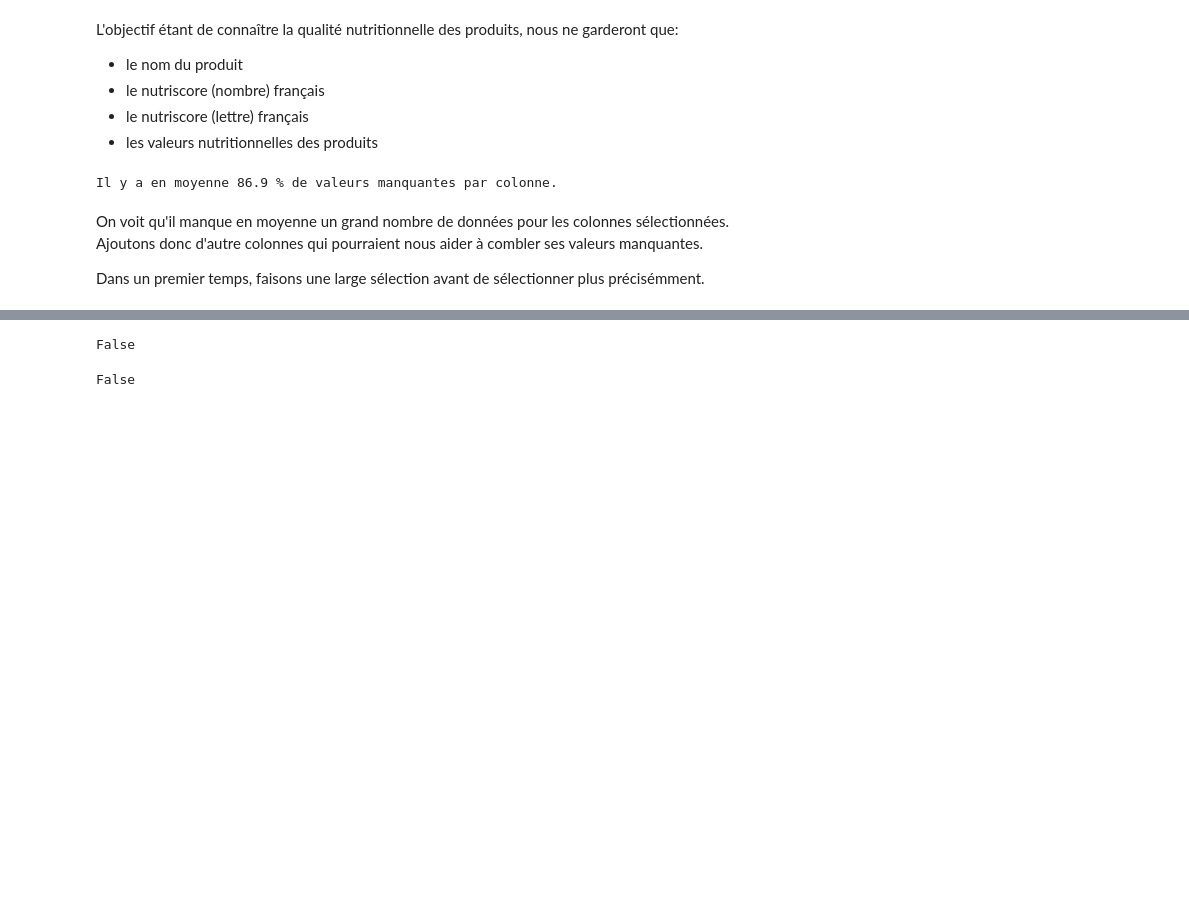
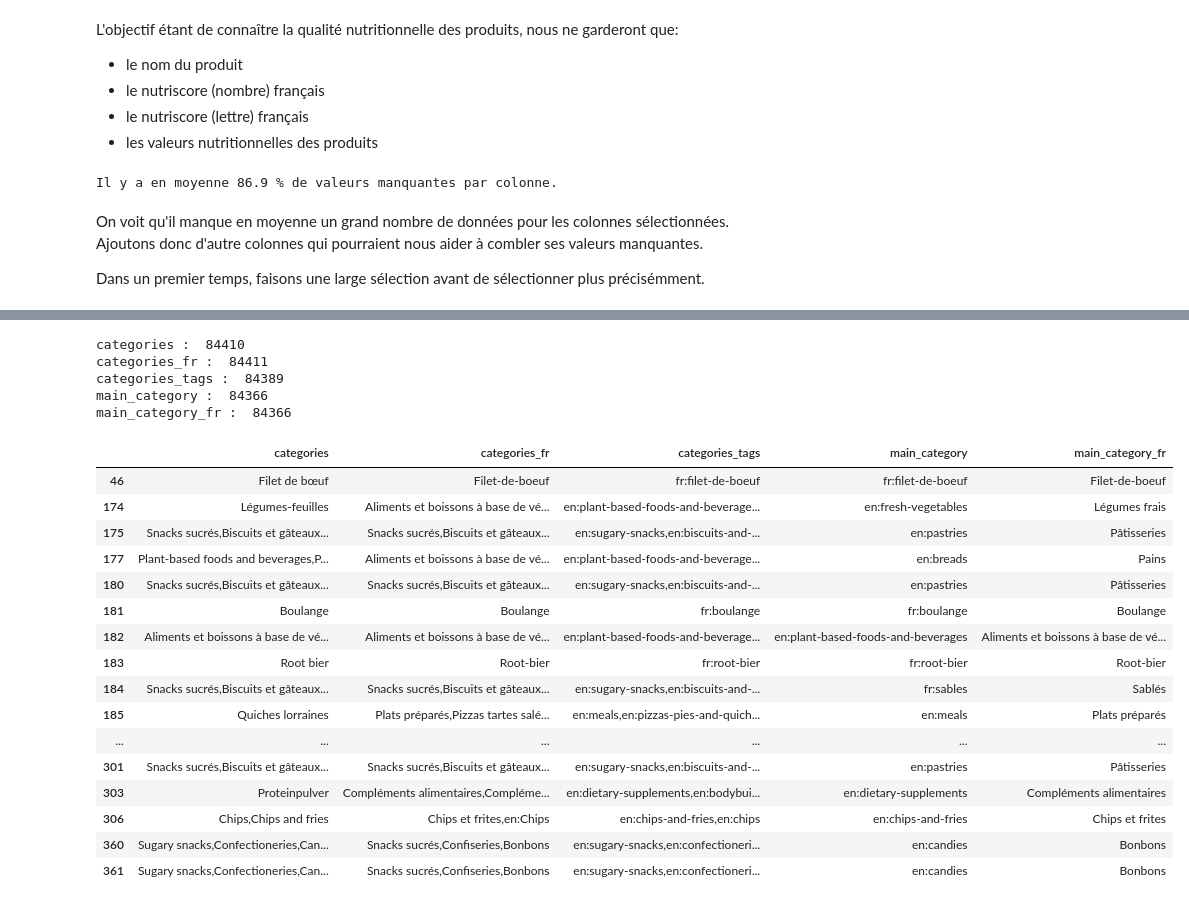
Before and after one commit to Nacim-B/Sante_Publique_France, a Jupyter notebook: Sante_Publique.ipynb, the cells around one changed output, grey strips where cells are left out. Saved outputs shown, nothing was run; the diff lists cells and outputs as text; code cells hidden in the pictures; blank space fills up the shorter version.

```diff
--- a/Sante_Publique.ipynb
+++ b/Sante_Publique.ipynb
@@ -78,10 +70,0 @@ def colonnes_identiques(df, liste_colonnes):
-# %%
-#vérifions si des colonnes sont identiques dans chaque liste
-
-colonnes_identiques(df, nutriscore)
-# %% [output]
-False
-# %%
-colonnes_identiques(df, categorie)
-# %% [output]
-False
@@ -87,0 +77,32 @@ False
+# %%
+# valeurs non nulles pour la liste categorie
+
+nombreNotNa(df, categorie)
+# %% [output]
+categories :  84410
+categories_fr :  84411
+categories_tags :  84389
+main_category :  84366
+main_category_fr :  84366
+# %%
+# 40 lignes des colonnes catégories, où aucune valeur nulle n'est présente
+
+df[categorie].dropna(subset=categorie, how='any').head(40)
+# %% [output]
+|  | categories | categories_fr | categories_tags | main_category | main_category_fr |
+| 46 | Filet de bœuf | Filet-de-boeuf | fr:filet-de-boeuf | fr:filet-de-boeuf | Filet-de-boeuf |
+| 174 | Légumes-feuilles | Aliments et boissons à base de vé... | en:plant-based-foods-and-beverage... | en:fresh-vegetables | Légumes frais |
+| 175 | Snacks sucrés,Biscuits et gâteaux... | Snacks sucrés,Biscuits et gâteaux... | en:sugary-snacks,en:biscuits-and-... | en:pastries | Pâtisseries |
+| 177 | Plant-based foods and beverages,P... | Aliments et boissons à base de vé... | en:plant-based-foods-and-beverage... | en:breads | Pains |
+| 180 | Snacks sucrés,Biscuits et gâteaux... | Snacks sucrés,Biscuits et gâteaux... | en:sugary-snacks,en:biscuits-and-... | en:pastries | Pâtisseries |
+| 181 | Boulange | Boulange | fr:boulange | fr:boulange | Boulange |
+| 182 | Aliments et boissons à base de vé... | Aliments et boissons à base de vé... | en:plant-based-foods-and-beverage... | en:plant-based-foods-and-beverages | Aliments et boissons à base de vé... |
+| 183 | Root bier | Root-bier | fr:root-bier | fr:root-bier | Root-bier |
+| 184 | Snacks sucrés,Biscuits et gâteaux... | Snacks sucrés,Biscuits et gâteaux... | en:sugary-snacks,en:biscuits-and-... | fr:sables | Sablés |
+| 185 | Quiches lorraines | Plats préparés,Pizzas tartes salé... | en:meals,en:pizzas-pies-and-quich... | en:meals | Plats préparés |
+| ... | ... | ... | ... | ... | ... |
+| 301 | Snacks sucrés,Biscuits et gâteaux... | Snacks sucrés,Biscuits et gâteaux... | en:sugary-snacks,en:biscuits-and-... | en:pastries | Pâtisseries |
+| 303 | Proteinpulver | Compléments alimentaires,Compléme... | en:dietary-supplements,en:bodybui... | en:dietary-supplements | Compléments alimentaires |
+| 306 | Chips,Chips and fries | Chips et frites,en:Chips | en:chips-and-fries,en:chips | en:chips-and-fries | Chips et frites |
+| 360 | Sugary snacks,Confectioneries,Can... | Snacks sucrés,Confiseries,Bonbons | en:sugary-snacks,en:confectioneri... | en:candies | Bonbons |
+| 361 | Sugary snacks,Confectioneries,Can... | Snacks sucrés,Confiseries,Bonbons | en:sugary-snacks,en:confectioneri... | en:candies | Bonbons |
```
Also changed, not shown: parts of 16 cells of this notebook.
